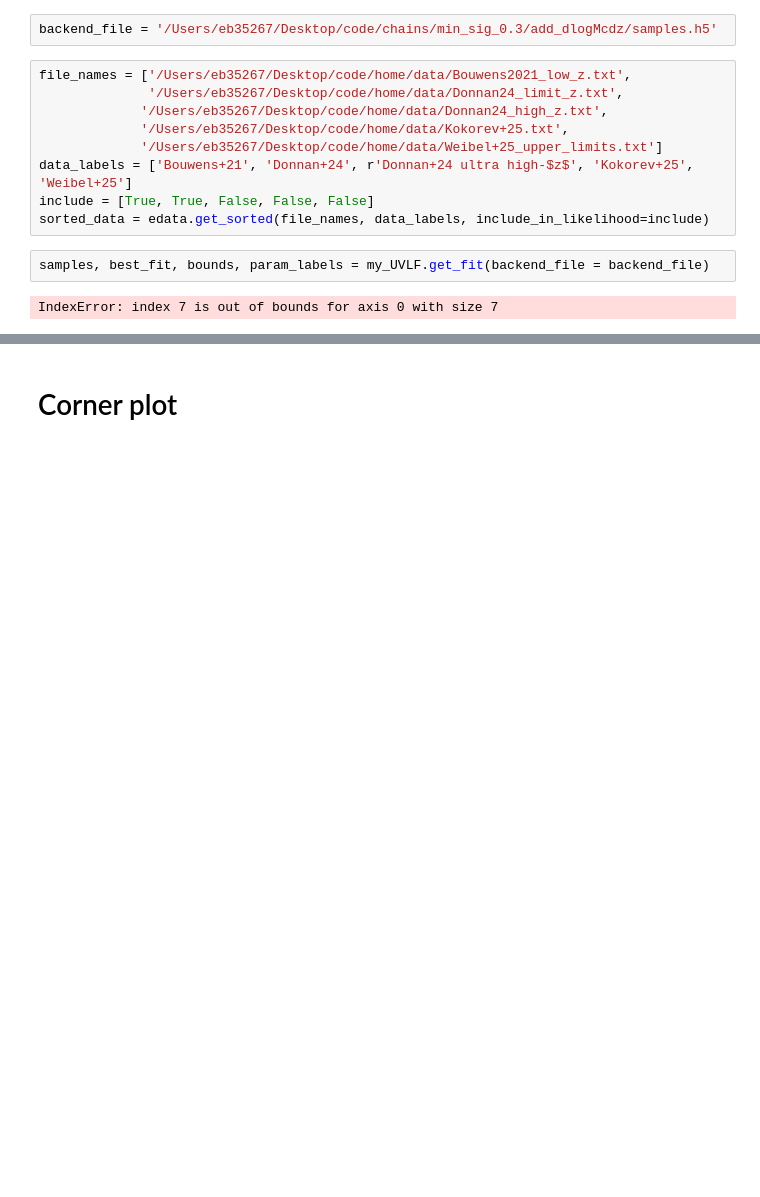
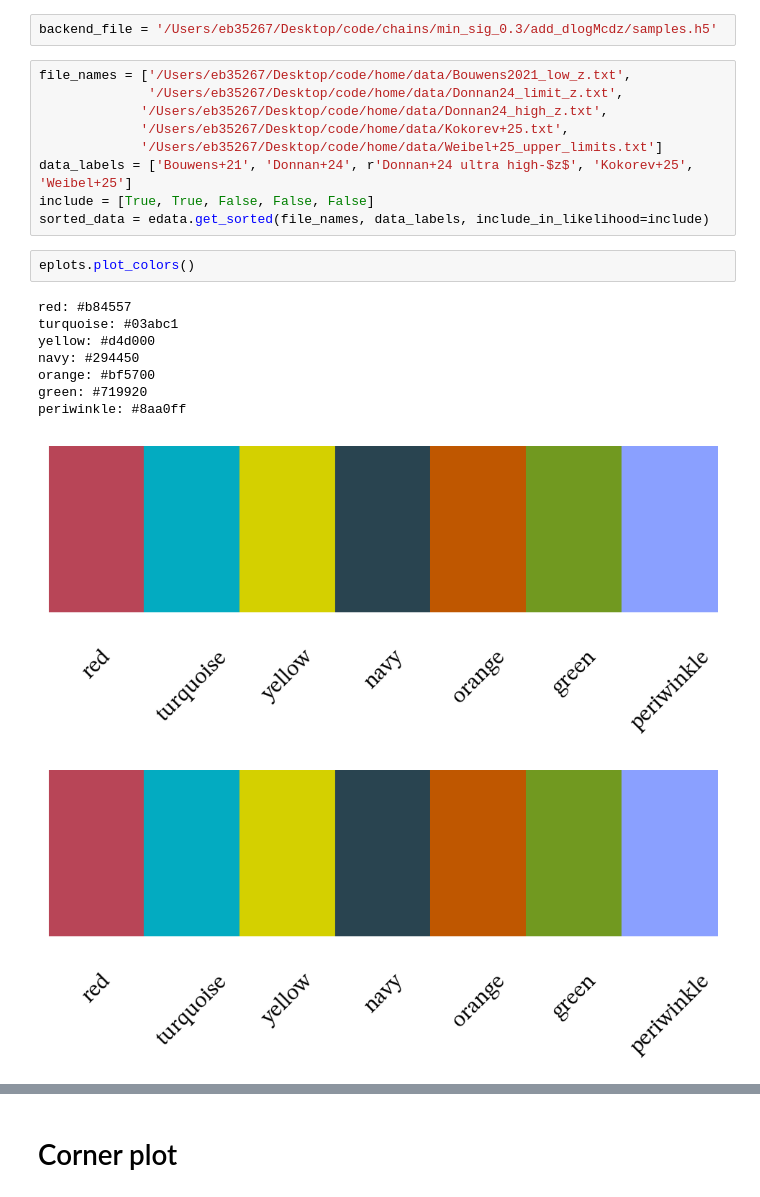
Before and after one commit to ebregou/modeling_stochasticity, a Jupyter notebook: notebooks/make_polished_plots/paper.ipynb, the cells around one changed output, grey strips where cells are left out. Drawn from its saved outputs; the diff is of its cells as text; blank space fills up the shorter version.

```diff
--- a/notebooks/make_polished_plots/paper.ipynb
+++ b/notebooks/make_polished_plots/paper.ipynb
@@ -22,7 +23,15 @@ file_names = ['/Users/eb35267/Desktop/code/home/data/Bouwens2021_low_z.txt',
 data_labels = ['Bouwens+21', 'Donnan+24', r'Donnan+24 ultra high-$z$', 'Kokorev+25', 'Weibel+25']
 include = [True, True, False, False, False]
 sorted_data = edata.get_sorted(file_names, data_labels, include_in_likelihood=include)
-# %%
-samples, best_fit, bounds, param_labels = my_UVLF.get_fit(backend_file = backend_file)
-# %% [output]
-IndexError: index 7 is out of bounds for axis 0 with size 7
+# %%
+eplots.plot_colors()
+# %% [output]
+red: #b84557
+turquoise: #03abc1
+yellow: #d4d000
+navy: #294450
+orange: #bf5700
+green: #719920
+periwinkle: #8aa0ff
+[figure, added]
+[figure, added]
```
Also changed, not shown: parts of 36 cells of this notebook, 6 other files.
